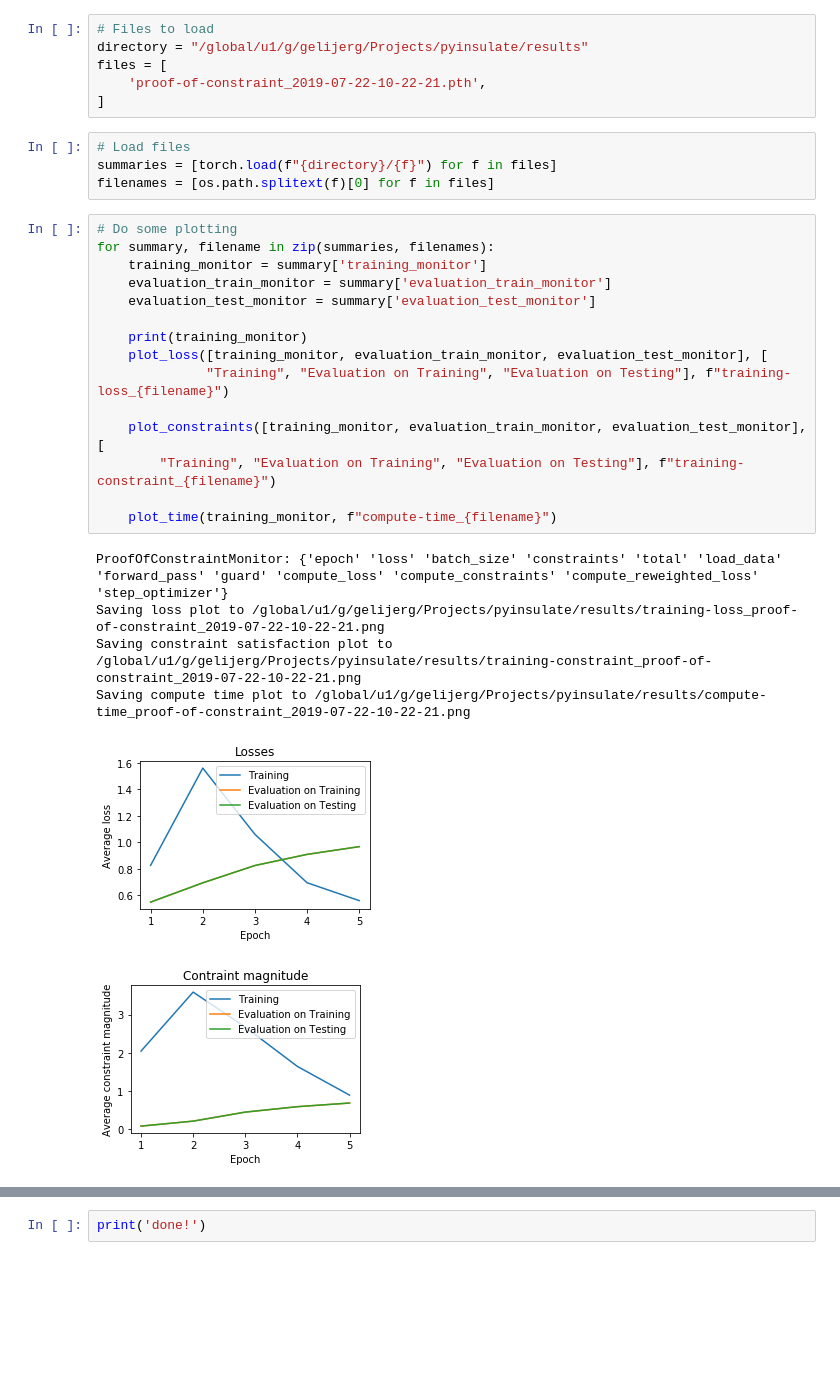
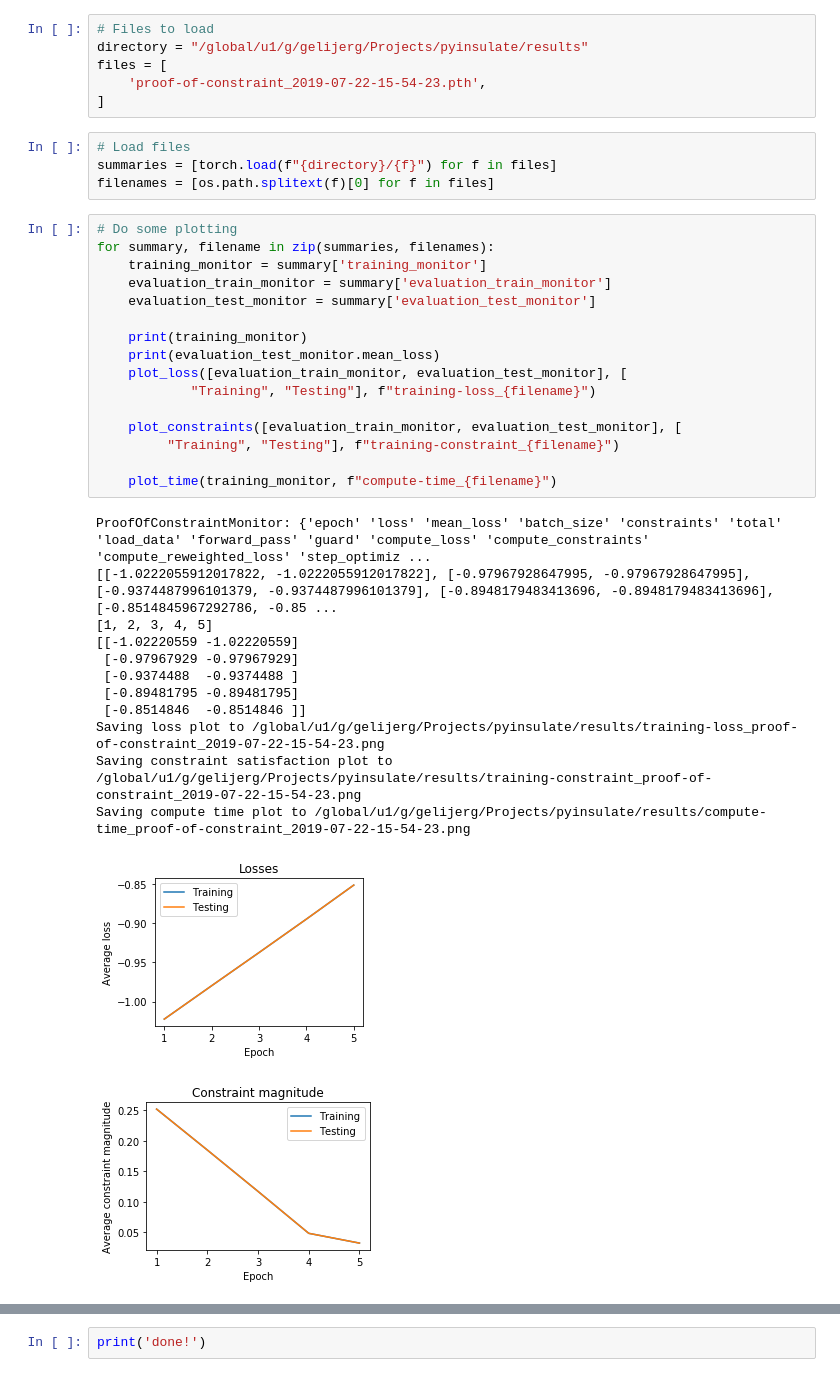
Before and after one commit to gelijergensen/Constrained-Neural-Nets-Workbook, a Jupyter notebook: experiments/visualize_proof_of_constraint.ipynb, the cells around one changed output, grey strips where cells are left out. Drawn from its saved outputs; the diff is of its cells as text; blank space fills up the shorter version.

Commit message:
Batched constraints (#42)
* Lagrange multipliers now correctly handle batches

* Corrected zeroth experiment to match

```diff
--- a/experiments/visualize_proof_of_constraint.ipynb
+++ b/experiments/visualize_proof_of_constraint.ipynb
@@ -17,7 +17,7 @@ import torch
 # Files to load
 directory = "/global/u1/g/gelijerg/Projects/pyinsulate/results"
 files = [
-    'proof-of-constraint_2019-07-22-10-22-21.pth',
+    'proof-of-constraint_2019-07-22-15-54-23.pth',
 ]
 # %%
 # Load files
@@ -26,22 +26,30 @@ filenames = [os.path.splitext(f)[0] for f in files]
 # %%
 # Do some plotting
 for summary, filename in zip(summaries, filenames):
     training_monitor = summary['training_monitor']
     evaluation_train_monitor = summary['evaluation_train_monitor']
     evaluation_test_monitor = summary['evaluation_test_monitor']
 
     print(training_monitor)
-    plot_loss([training_monitor, evaluation_train_monitor, evaluation_test_monitor], [
-              "Training", "Evaluation on Training", "Evaluation on Testing"], f"training-loss_{filename}")
+    print(evaluation_test_monitor.mean_loss)
+    plot_loss([evaluation_train_monitor, evaluation_test_monitor], [
+            "Training", "Testing"], f"training-loss_{filename}")
 
-    plot_constraints([training_monitor, evaluation_train_monitor, evaluation_test_monitor], [
-        "Training", "Evaluation on Training", "Evaluation on Testing"], f"training-constraint_{filename}")
+    plot_constraints([evaluation_train_monitor, evaluation_test_monitor], [
+         "Training", "Testing"], f"training-constraint_{filename}")
 
     plot_time(training_monitor, f"compute-time_{filename}")
 # %% [output]
-ProofOfConstraintMonitor: {'epoch' 'loss' 'batch_size' 'constraints' 'total' 'load_data' 'forward_pass' 'guard' 'compute_loss' 'compute_constraints' 'compute_reweighted_loss' 'step_optimizer'}
-Saving loss plot to /global/u1/g/gelijerg/Projects/pyinsulate/results/training-loss_proof-of-constraint_2019-07-22-10-22-21.png
-Saving constraint satisfaction plot to /global/u1/g/gelijerg/Projects/pyinsulate/results/training-constraint_proof-of-constraint_2019-07-22-10-22-21.png
-Saving compute time plot to /global/u1/g/gelijerg/Projects/pyinsulate/results/compute-time_proof-of-constraint_2019-07-22-10-22-21.png
+ProofOfConstraintMonitor: {'epoch' 'loss' 'mean_loss' 'batch_size' 'constraints' 'total' 'load_data' 'forward_pass' 'guard' 'compute_loss' 'compute_constraints' 'compute_reweighted_loss' 'step_optimiz ...
+[[-1.0222055912017822, -1.0222055912017822], [-0.97967928647995, -0.97967928647995], [-0.9374487996101379, -0.9374487996101379], [-0.8948179483413696, -0.8948179483413696], [-0.8514845967292786, -0.85 ...
+[1, 2, 3, 4, 5]
+[[-1.02220559 -1.02220559]
+ [-0.97967929 -0.97967929]
+ [-0.9374488  -0.9374488 ]
+ [-0.89481795 -0.89481795]
+ [-0.8514846  -0.8514846 ]]
+Saving loss plot to /global/u1/g/gelijerg/Projects/pyinsulate/results/training-loss_proof-of-constraint_2019-07-22-15-54-23.png
+Saving constraint satisfaction plot to /global/u1/g/gelijerg/Projects/pyinsulate/results/training-constraint_proof-of-constraint_2019-07-22-15-54-23.png
+Saving compute time plot to /global/u1/g/gelijerg/Projects/pyinsulate/results/compute-time_proof-of-constraint_2019-07-22-15-54-23.png
-[figure, old version]
+[figure, new version]
-[figure, old version]
+[figure, new version]
```
Also changed, not shown: parts of 1 cell of this notebook, 7 other files.
